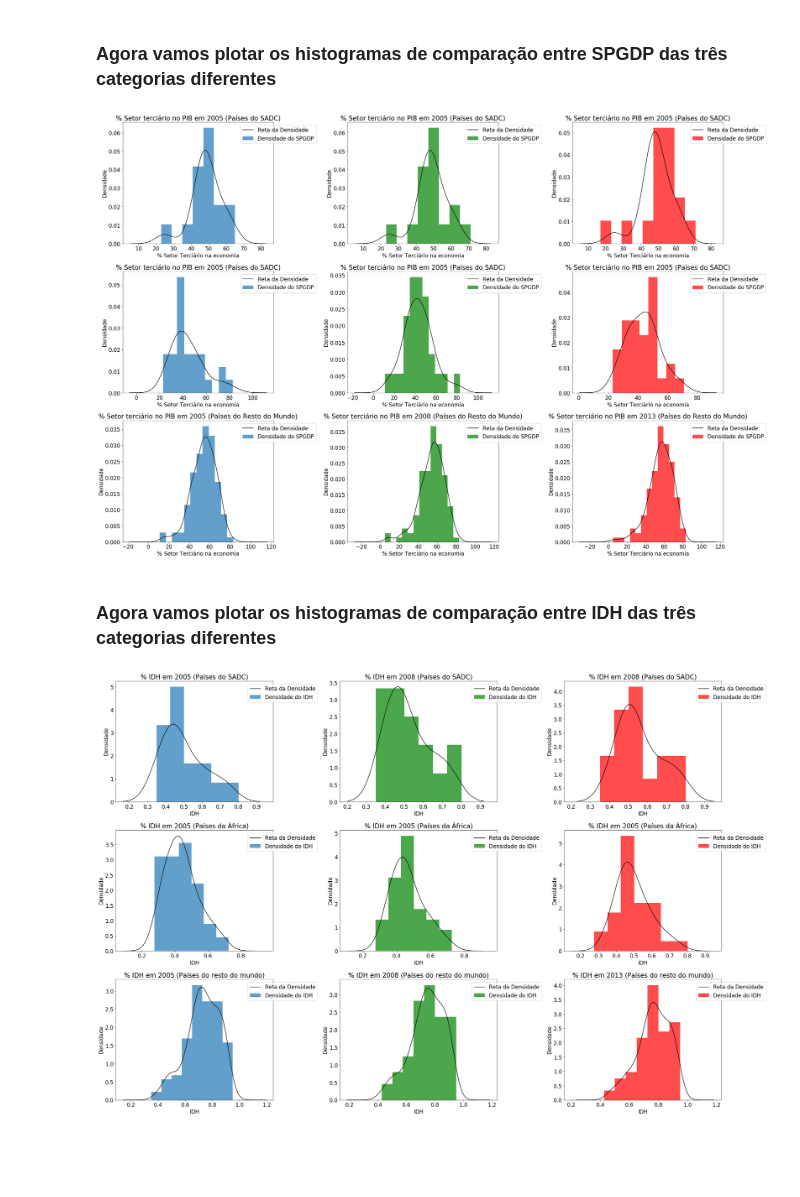
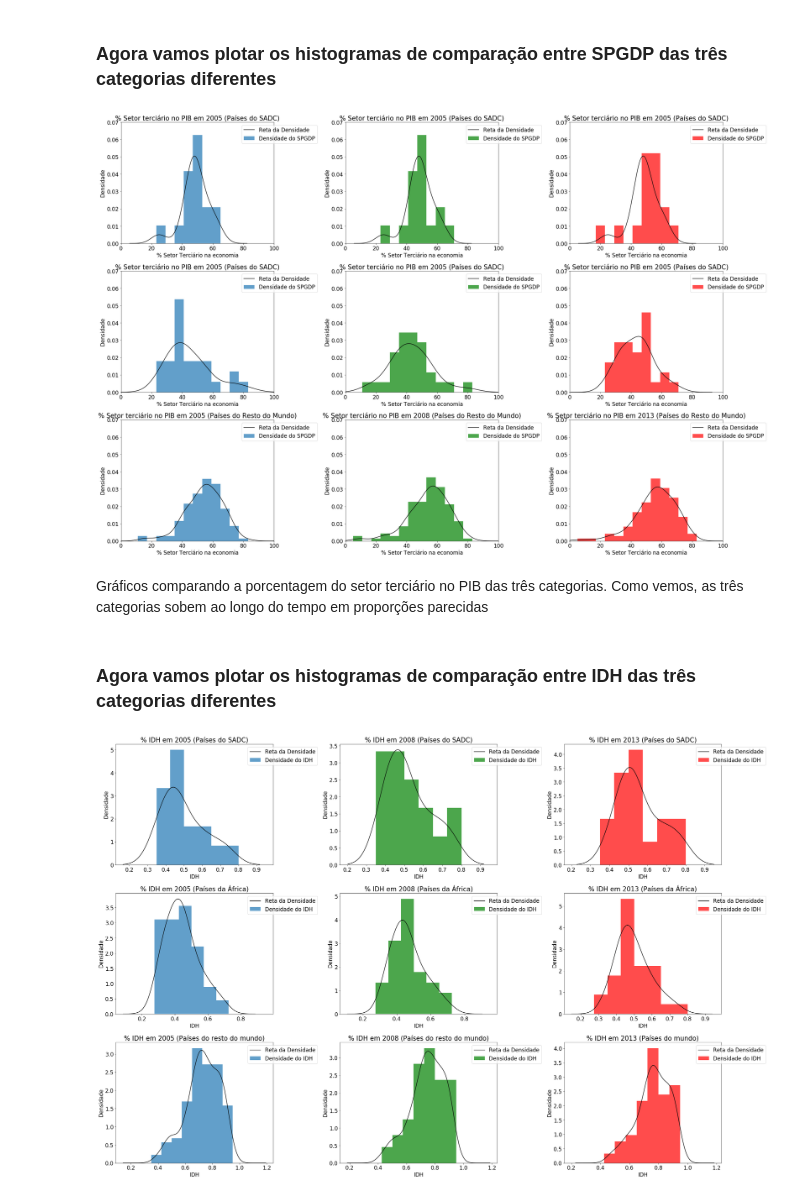
Before and after one commit to arthurfc12/Projeto1CD, a Jupyter notebook: projetopt1.ipynb, the cells around one changed output. Drawn from its saved outputs; the diff is of its cells as text; code cells hidden in the pictures; blank space fills up the shorter version.

```diff
--- a/projetopt1.ipynb
+++ b/projetopt1.ipynb
@@ -44,5 +54,5 @@ SPGDP = SPGDP_idx[[2005,2008,2013]]
 # %% [markdown]
 **Juntar anos de interesse em um Dataframe**
 # %%
-df = SPGDP.join(IDH, how = 'inner', lsuffix = '_SPGDP', rsuffix = '_HDI')
+data = SPGDP.join(IDH, how = 'inner', lsuffix = '_SPGDP', rsuffix = '_HDI')
 # %%
@@ -60,10 +70,10 @@ df.head()
 # %% [markdown]
 Faremos isso pois, de acordo com a nossa pergunta guiadora, estamos procurando comparar os países do SADC com os outros países da África e, depois, com o resto do mundo. Isso nos dará um insight em como o bloco se comporta em relação aos países do mesmo continente, já que esses tem mais semelhanças entre si, e, após isso, perante ao resto do mundo.
 # %%
-df['Bloco'] = 'Mundo'
-df.loc[['Angola','Botswana','Comoros','Congo','Lesotho','Madagascar','Malawi','Mauritius','Mozambique','Namibia','Seychelles','South Africa','Swaziland','Tanzania','Zambia','Zimbabwe'], ['Bloco']] = 'SADC'
-df.loc[['Algeria','Benin','Burkina Faso','Cameroon','Cape Verde','Central African Republic','Chad','Congo Rep',"Cote d'Ivoire",'Equatorial Guinea','Ethiopia','Gabon','Gambia','Ghana','Guinea','Guinea-Bissau','Kenya','Liberia','Mali','Mauritania','Morocco','Niger','Nigeria','Rwanda','Sao Tome and Principe','Senegal','Sierra Leone', 'Sudan','Togo','Uganda'],['Bloco']] = 'África'
-df.head()
+data['Bloco'] = 'Mundo'
+data.loc[['Angola','Botswana','Comoros','Congo','Lesotho','Madagascar','Malawi','Mauritius','Mozambique','Namibia','Seychelles','South Africa','Swaziland','Tanzania','Zambia','Zimbabwe'], ['Bloco']] = 'SADC'
+data.loc[['Algeria','Benin','Burkina Faso','Cameroon','Cape Verde','Central African Republic','Chad','Congo Rep',"Cote d'Ivoire",'Equatorial Guinea','Ethiopia','Gabon','Gambia','Ghana','Guinea','Guinea-Bissau','Kenya','Liberia','Mali','Mauritania','Morocco','Niger','Nigeria','Rwanda','Sao Tome and Principe','Senegal','Sierra Leone', 'Sudan','Togo','Uganda'],['Bloco']] = 'África'
+data.head()
 # %% [output]
 |  | 2005_SPGDP | 2008_SPGDP | 2013_SPGDP | 2005_HDI | 2008_HDI | 2013_HDI | Bloco |
 | country |  |  |  |  |  |  |  |
@@ -555,6 +569,8 @@ plt.rc('font', size=17)
 plt.subplot(331)
 plot=SADC['2005_SPGDP'].plot.hist(bins=faixaSP, title='% Setor terciário no PIB em 2005 (Países do SADC)', density=True, alpha=0.7)
 SADC['2005_SPGDP'].plot.kde(color='black')
+plt.xlim(0, 100)
+plt.ylim(0, 0.07)
 plt.xlabel('% Setor Terciário na economia')
 plt.ylabel('Densidade')
 plt.legend(('Reta da Densidade','Densidade do SPGDP'),loc='center right', bbox_to_anchor=(1.3,0.9))
@@ -562,6 +578,8 @@ plt.legend(('Reta da Densidade','Densidade do SPGDP'),loc='center right', bbox_t
 plt.subplot(332)
 plot=SADC['2008_SPGDP'].plot.hist(bins=faixaSP, title='% Setor terciário no PIB em 2005 (Países do SADC)', density=True, alpha=0.7, color = 'g')
 SADC['2005_SPGDP'].plot.kde(color='black')
+plt.xlim(0, 100)
+plt.ylim(0, 0.07)
 plt.xlabel('% Setor Terciário na economia')
 plt.ylabel('Densidade')
 plt.legend(('Reta da Densidade','Densidade do SPGDP'),loc='center right', bbox_to_anchor=(1.3,0.9))
@@ -569,6 +587,8 @@ plt.legend(('Reta da Densidade','Densidade do SPGDP'),loc='center right', bbox_t
 plt.subplot(333)
 plot=SADC['2013_SPGDP'].plot.hist(bins=faixaSP, title='% Setor terciário no PIB em 2005 (Países do SADC)', density=True, alpha=0.7, color = 'r')
 SADC['2005_SPGDP'].plot.kde(color='black')
+plt.xlim(0, 100)
+plt.ylim(0, 0.07)
 plt.xlabel('% Setor Terciário na economia')
 plt.ylabel('Densidade')
 plt.legend(('Reta da Densidade','Densidade do SPGDP'),loc='center right', bbox_to_anchor=(1.3,0.9))
@@ -578,6 +598,8 @@ plt.legend(('Reta da Densidade','Densidade do SPGDP'),loc='center right', bbox_t
 plt.subplot(334)
 plot=Africa['2005_SPGDP'].plot.hist(bins=faixaSP, title='% Setor terciário no PIB em 2005 (Países do SADC)', density=True, alpha=0.7)
 Africa['2005_SPGDP'].plot.kde(color='black')
+plt.xlim(0, 100)
+plt.ylim(0, 0.07)
 plt.xlabel('% Setor Terciário na economia')
 plt.ylabel('Densidade')
 plt.legend(('Reta da Densidade','Densidade do SPGDP'),loc='center right', bbox_to_anchor=(1.3,0.9))
@@ -585,6 +607,8 @@ plt.legend(('Reta da Densidade','Densidade do SPGDP'),loc='center right', bbox_t
 plt.subplot(335)
 plot=Africa['2008_SPGDP'].plot.hist(bins=faixaSP, title='% Setor terciário no PIB em 2005 (Países do SADC)', density=True, alpha=0.7, color = 'g')
 Africa['2008_SPGDP'].plot.kde(color='black')
+plt.xlim(0, 100)
+plt.ylim(0, 0.07)
 plt.xlabel('% Setor Terciário na economia')
 plt.ylabel('Densidade')
 plt.legend(('Reta da Densidade','Densidade do SPGDP'),loc='center right', bbox_to_anchor=(1.3,0.9))
@@ -592,37 +616,47 @@ plt.legend(('Reta da Densidade','Densidade do SPGDP'),loc='center right', bbox_t
 plt.subplot(336)
 plot=Africa['2013_SPGDP'].plot.hist(bins=faixaSP, title='% Setor terciário no PIB em 2005 (Países do SADC)', density=True, alpha=0.7, color = 'r')
 Africa['2013_SPGDP'].plot.kde(color='black')
+plt.xlim(0, 100)
+plt.ylim(0, 0.07)
 plt.xlabel('% Setor Terciário na economia')
 plt.ylabel('Densidade')
 plt.legend(('Reta da Densidade','Densidade do SPGDP'),loc='center right', bbox_to_anchor=(1.3,0.9))
 
 #Resto do Mundo
 
 plt.subplot(337)
 plot=Mundo['2005_SPGDP'].plot.hist(bins=faixaSP, title='% Setor terciário no PIB em 2005 (Países do Resto do Mundo)', density=True, alpha=0.7)
 Mundo['2005_SPGDP'].plot.kde(color='black')
+plt.xlim(0, 100)
+plt.ylim(0, 0.07)
 plt.xlabel('% Setor Terciário na economia')
 plt.ylabel('Densidade')
 plt.legend(('Reta da Densidade','Densidade do SPGDP'),loc='center right', bbox_to_anchor=(1.3,0.9))
 
 plt.subplot(338)
 plot=Mundo['2008_SPGDP'].plot.hist(bins=faixaSP, title='% Setor terciário no PIB em 2008 (Países do Resto do Mundo)', density=True, alpha=0.7, color = 'g')
 Mundo['2008_SPGDP'].plot.kde(color='black')
+plt.xlim(0, 100)
+plt.ylim(0, 0.07)
 plt.xlabel('% Setor Terciário na economia')
 plt.ylabel('Densidade')
 plt.legend(('Reta da Densidade','Densidade do SPGDP'),loc='center right', bbox_to_anchor=(1.3,0.9))
 
 plt.subplot(339)
 plot=Mundo['2013_SPGDP'].plot.hist(bins=faixaSP, title='% Setor terciário no PIB em 2013 (Países do Resto do Mundo)', density=True, alpha=0.7, color = 'r')
 Mundo['2013_SPGDP'].plot.kde(color='black')
+plt.xlim(0, 100)
+plt.ylim(0, 0.07)
 plt.xlabel('% Setor Terciário na economia')
 plt.ylabel('Densidade')
 plt.legend(('Reta da Densidade','Densidade do SPGDP'),loc='center right', bbox_to_anchor=(1.3,0.9))
 
 plt.tight_layout()
 plt.show()
 # %% [output]
-[figure, old version]
+[figure, new version]
+# %% [markdown]
+Gráficos comparando a porcentagem do setor terciário no PIB das três categorias. Como vemos, as três categorias sobem ao longo do tempo em proporções parecidas
 # %% [markdown]
 ### Agora vamos plotar os histogramas de comparação entre IDH das três categorias diferentes
 # %%
@@ -648,7 +682,7 @@ plt.ylabel('Densidade')
 plt.legend(('Reta da Densidade','Densidade do IDH'),loc='center right', bbox_to_anchor=(1.3,0.9))
 
 plt.subplot(333)
-plot=SADC['2013_HDI'].plot.hist(bins=faixaHDI, title='% IDH em 2008 (Países do SADC)', density=True, alpha=0.7, color = 'r')
+plot=SADC['2013_HDI'].plot.hist(bins=faixaHDI, title='% IDH em 2013 (Países do SADC)', density=True, alpha=0.7, color = 'r')
 SADC['2013_HDI'].plot.kde(color='black')
 plt.xlabel('IDH')
 plt.ylabel('Densidade')
@@ -657,21 +691,21 @@ plt.legend(('Reta da Densidade','Densidade do IDH'),loc='center right', bbox_to_
 #África
 
 plt.subplot(334)
-plot=Africa['2005_HDI'].plot.hist(bins=faixaHDI, title='% IDH em 2005 (Países da África)', density=True, alpha=0.7)
+plot=Africa['2005_HDI'].plot.hist(bins=faixaHDI, title='% IDH em 2005 (Países da África)', density=True, alpha=0.7,)
 Africa['2005_HDI'].plot.kde(color='black')
 plt.xlabel('IDH')
 plt.ylabel('Densidade')
 plt.legend(('Reta da Densidade','Densidade do IDH'),loc='center right', bbox_to_anchor=(1.3,0.9))
 
 plt.subplot(335)
-plot=Africa['2008_HDI'].plot.hist(bins=faixaHDI, title='% IDH em 2005 (Países da África)', density=True, alpha=0.7, color = 'g')
+plot=Africa['2008_HDI'].plot.hist(bins=faixaHDI, title='% IDH em 2008 (Países da África)', density=True, alpha=0.7, color = 'g')
 Africa['2008_HDI'].plot.kde(color='black')
 plt.xlabel('IDH')
 plt.ylabel('Densidade')
 plt.legend(('Reta da Densidade','Densidade do IDH'),loc='center right', bbox_to_anchor=(1.3,0.9))
 
 plt.subplot(336)
-plot=Africa['2013_HDI'].plot.hist(bins=faixaHDI, title='% IDH em 2005 (Países da África)', density=True, alpha=0.7, color = 'r')
+plot=Africa['2013_HDI'].plot.hist(bins=faixaHDI, title='% IDH em 2013 (Países da África)', density=True, alpha=0.7, color = 'r')
 Africa['2013_HDI'].plot.kde(color='black')
 plt.xlabel('IDH')
 plt.ylabel('Densidade')
@@ -681,7 +715,7 @@ plt.legend(('Reta da Densidade','Densidade do IDH'),loc='center right', bbox_to_
 #Mundo
 
 plt.subplot(337)
-plot=Mundo['2005_HDI'].plot.hist(bins=faixaHDI, title='% IDH em 2005 (Países do resto do mundo)', density=True, alpha=0.7)
+plot=Mundo['2005_HDI'].plot.hist(bins=faixaHDI, title='% IDH em 2005 (Países do resto do mundo)', density=True, alpha=0.7,)
 Mundo['2005_HDI'].plot.kde(color='black')
 plt.xlabel('IDH')
 plt.ylabel('Densidade')
@@ -695,13 +729,16 @@ plt.ylabel('Densidade')
 plt.legend(('Reta da Densidade','Densidade do IDH'),loc='center right', bbox_to_anchor=(1.3,0.9))
 
 plt.subplot(339)
-plot=Mundo['2013_HDI'].plot.hist(bins=faixaHDI, title='% IDH em 2013 (Países do resto do mundo)', density=True, alpha=0.7, color = 'r')
+plot=Mundo['2013_HDI'].plot.hist(bins=faixaHDI, title='% IDH em 2013 (Países do mundo)', density=True, alpha=0.7, color = 'r')
 Mundo['2013_HDI'].plot.kde(color='black')
 plt.xlabel('IDH')
 plt.ylabel('Densidade')
 plt.legend(('Reta da Densidade','Densidade do IDH'),loc='center right', bbox_to_anchor=(1.3,0.9))
 
+
+
+
 plt.tight_layout()
 plt.show()
 # %% [output]
-[figure, old version]
+[figure, new version]
```
Also changed, not shown: parts of 13 cells of this notebook, 1 other file.
